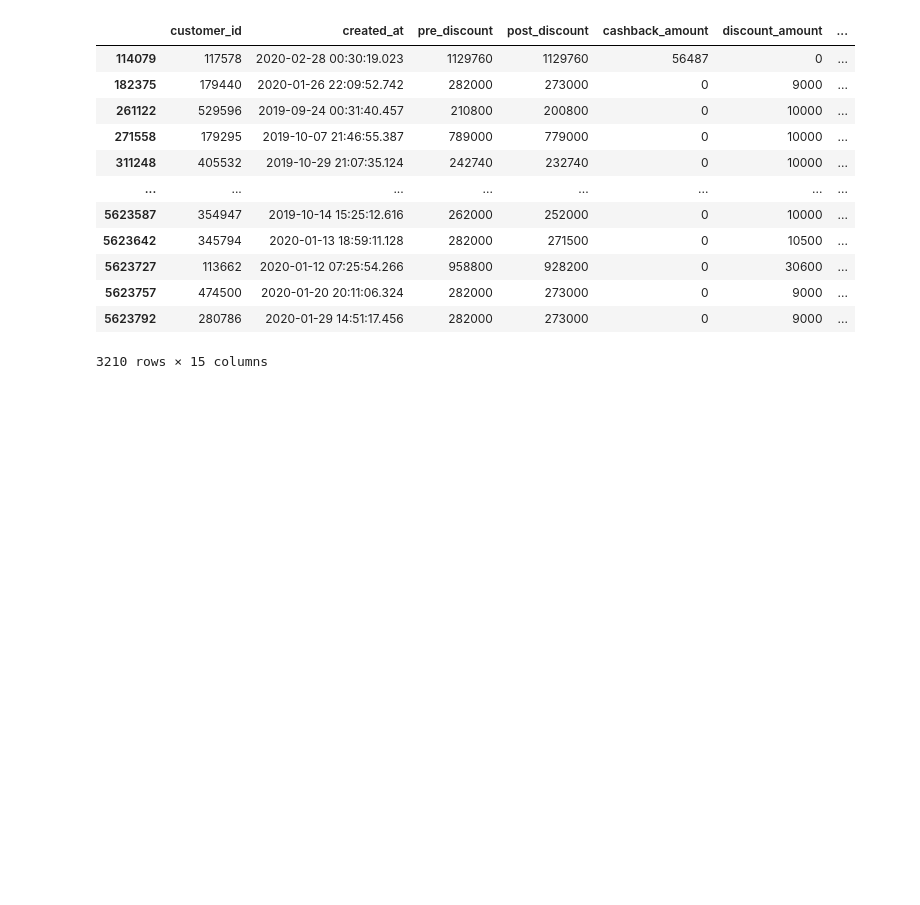
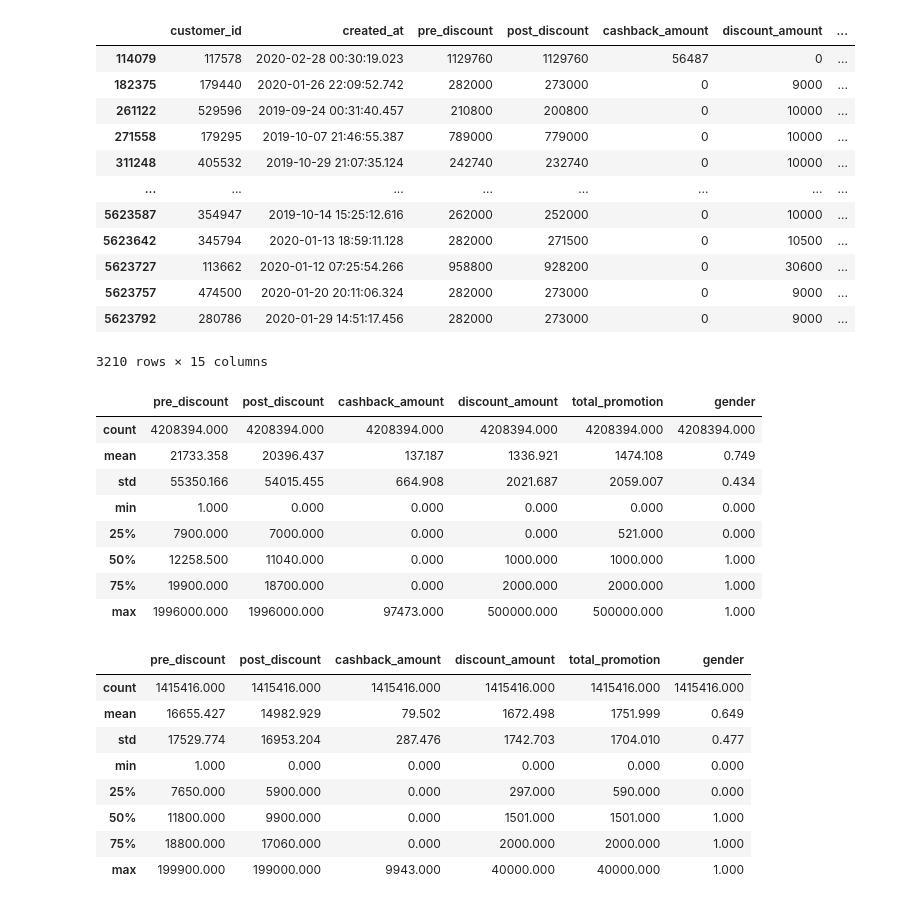
Before and after one commit to LUCI031/chai_analytics, a Jupyter notebook: EDA.ipynb, the cells around one changed output. Saved outputs shown, nothing was run; the diff lists cells and outputs as text; code cells hidden in the pictures; blank space fills up the shorter version.

```diff
--- a/EDA.ipynb
+++ b/EDA.ipynb
@@ -401,3 +337,28 @@ df[(df['once']==True) & (df['heavy']==True)]
 | 5623757 | 474500 | 2020-01-20 20:11:06.324 | 282000 | 273000 | 0 | 9000 | ... |
 | 5623792 | 280786 | 2020-01-29 14:51:17.456 | 282000 | 273000 | 0 | 9000 | ... |
 3210 rows × 15 columns
+# %%
+# Heavy 유저와 Light 유저 비교
+# Heavy
+display(df[df['heavy']==True].describe())
+# Light
+display(df[df['heavy']==False].describe())
+# %% [output]
+|  | pre_discount | post_discount | cashback_amount | discount_amount | total_promotion | gender |
+| count | 4208394.000 | 4208394.000 | 4208394.000 | 4208394.000 | 4208394.000 | 4208394.000 |
+| mean | 21733.358 | 20396.437 | 137.187 | 1336.921 | 1474.108 | 0.749 |
+| std | 55350.166 | 54015.455 | 664.908 | 2021.687 | 2059.007 | 0.434 |
+| min | 1.000 | 0.000 | 0.000 | 0.000 | 0.000 | 0.000 |
+| 25% | 7900.000 | 7000.000 | 0.000 | 0.000 | 521.000 | 0.000 |
+| 50% | 12258.500 | 11040.000 | 0.000 | 1000.000 | 1000.000 | 1.000 |
+| 75% | 19900.000 | 18700.000 | 0.000 | 2000.000 | 2000.000 | 1.000 |
+| max | 1996000.000 | 1996000.000 | 97473.000 | 500000.000 | 500000.000 | 1.000 |
+|  | pre_discount | post_discount | cashback_amount | discount_amount | total_promotion | gender |
+| count | 1415416.000 | 1415416.000 | 1415416.000 | 1415416.000 | 1415416.000 | 1415416.000 |
+| mean | 16655.427 | 14982.929 | 79.502 | 1672.498 | 1751.999 | 0.649 |
+| std | 17529.774 | 16953.204 | 287.476 | 1742.703 | 1704.010 | 0.477 |
+| min | 1.000 | 0.000 | 0.000 | 0.000 | 0.000 | 0.000 |
+| 25% | 7650.000 | 5900.000 | 0.000 | 297.000 | 590.000 | 0.000 |
+| 50% | 11800.000 | 9900.000 | 0.000 | 1501.000 | 1501.000 | 1.000 |
+| 75% | 18800.000 | 17060.000 | 0.000 | 2000.000 | 2000.000 | 1.000 |
+| max | 199900.000 | 199000.000 | 9943.000 | 40000.000 | 40000.000 | 1.000 |
```
Also changed, not shown: parts of 5 cells of this notebook.
